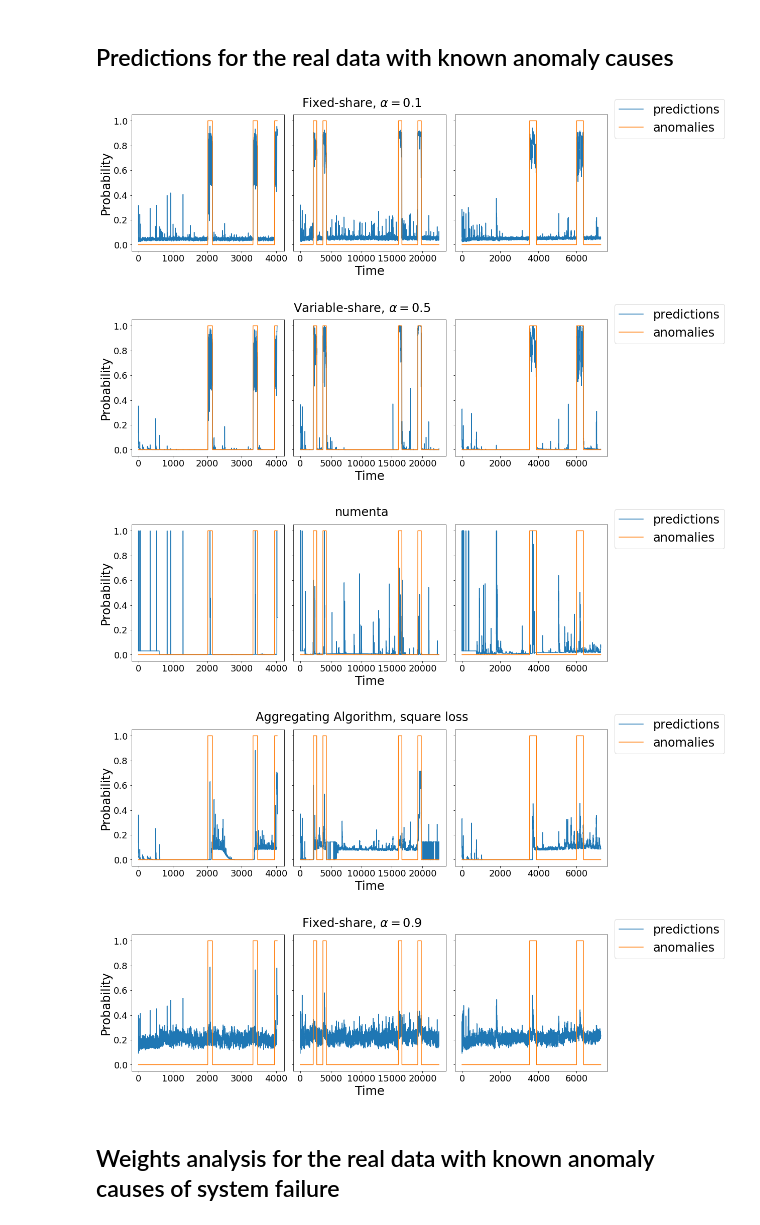
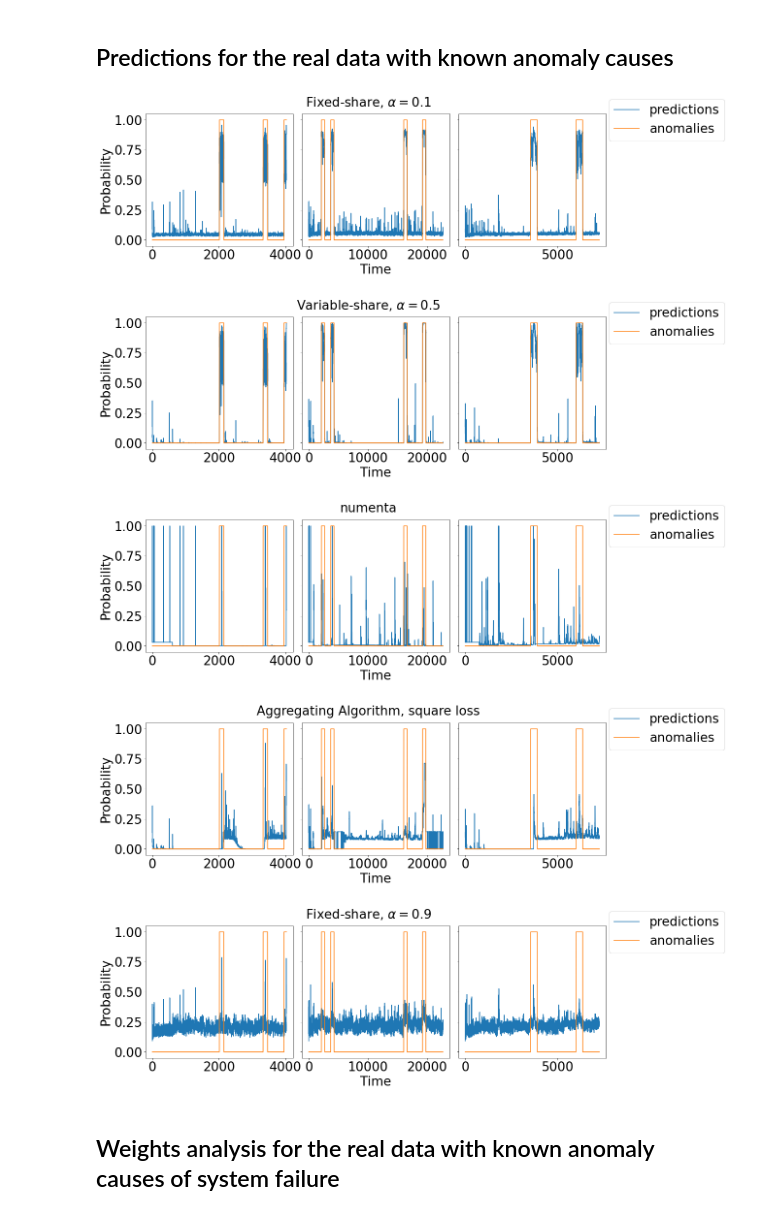
Before and after one commit to alan-turing-institute/anomaly_with_experts, a Jupyter notebook: results_plots.ipynb, the cells around one changed output. Cells and saved outputs as stored; diff of their text form; code cells hidden in the pictures.

```diff
--- a/results_plots.ipynb
+++ b/results_plots.ipynb
@@ -27,16 +27,16 @@ for i, _ in enumerate(file_list):
 plt.subplots_adjust(left=None, bottom=None, right=None, top=None, wspace=0.06, hspace=0)
 for n, ax in enumerate(axs.flat):
     if n == 1:
-        ax.set_xlabel("Time", fontsize = 24)
-    ax.set_ylabel("Probability", fontsize = 24)
+        ax.set_xlabel("Time", fontsize = 26)
+    ax.set_ylabel("Probability", fontsize = 26)
 for ax in axs.flat:
     ax.label_outer()
-    ax.tick_params(labelsize=18)
+    ax.tick_params(labelsize=26)
 handles, labels = ax.get_legend_handles_labels()
-fig.legend(handles, labels, loc='upper right', bbox_to_anchor=(1.1, 1), fontsize = 24)
-fig.suptitle(r"Fixed-share, $\alpha = 0.1$", fontsize=24);
+fig.legend(handles, labels, loc='upper right', bbox_to_anchor=(1.11, 1), fontsize = 26)
+fig.suptitle(r"Fixed-share, $\alpha = 0.1$", fontsize=26);
 # %% [output]
-[figure, old version]
+[figure, new version]
 # %%
 fig, axs = plt.subplots(1, len(file_list), figsize=(17, 5))
 for i, _ in enumerate(file_list):
@@ -47,34 +47,34 @@ for i, _ in enumerate(file_list):
 plt.subplots_adjust(left=None, bottom=None, right=None, top=None, wspace=0.06, hspace=0)
 for n, ax in enumerate(axs.flat):
     if n == 1:
-        ax.set_xlabel("Time", fontsize = 24)
-    ax.set_ylabel("Probability", fontsize = 24)
+        ax.set_xlabel("Time", fontsize = 26)
+    ax.set_ylabel("Probability", fontsize = 26)
 for ax in axs.flat:
     ax.label_outer()
-    ax.tick_params(labelsize=18)
+    ax.tick_params(labelsize=26)
 handles, labels = ax.get_legend_handles_labels()
-fig.legend(handles, labels, loc='upper right', bbox_to_anchor=(1.1, 1), fontsize = 24)
-fig.suptitle(r"Variable-share, $\alpha = 0.5$", fontsize=24);
+fig.legend(handles, labels, loc='upper right', bbox_to_anchor=(1.11, 1), fontsize = 26)
+fig.suptitle(r"Variable-share, $\alpha = 0.5$", fontsize=26);
 # %% [output]
-[figure, old version]
+[figure, new version]
 # %%
 fig, axs = plt.subplots(1, len(file_list), figsize=(17, 5))
 for i, _ in enumerate(file_list):
     axs[i].plot(scores_real[scores_real["file_name"] == file_list[i]]["score_numenta"].values, label = "predictions")
     axs[i].plot(scores_real[scores_real["file_name"] == file_list[i]]["label"].values, label = "anomalies")
 plt.subplots_adjust(left=None, bottom=None, right=None, top=None, wspace=0.06, hspace=0)
 for n, ax in enumerate(axs.flat):
     if n == 1:
-        ax.set_xlabel("Time", fontsize = 24)
-    ax.set_ylabel("Probability", fontsize = 24)
+        ax.set_xlabel("Time", fontsize = 26)
+    ax.set_ylabel("Probability", fontsize = 26)
 for ax in axs.flat:
     ax.label_outer()
-    ax.tick_params(labelsize=18)
+    ax.tick_params(labelsize=26)
 handles, labels = ax.get_legend_handles_labels()
-fig.legend(handles, labels, loc='upper right', bbox_to_anchor=(1.1, 1), fontsize = 24)
-fig.suptitle("numenta", fontsize=24);
+fig.legend(handles, labels, loc='upper right', bbox_to_anchor=(1.11, 1), fontsize = 26)
+fig.suptitle("numenta", fontsize=26);
 # %% [output]
-[figure, old version]
+[figure, new version]
 # %%
 fig, axs = plt.subplots(1, len(file_list), figsize=(17, 5))
 for i, _ in enumerate(file_list):
@@ -83,16 +83,16 @@ for i, _ in enumerate(file_list):
 plt.subplots_adjust(left=None, bottom=None, right=None, top=None, wspace=0.06, hspace=0)
 for n, ax in enumerate(axs.flat):
     if n == 1:
-        ax.set_xlabel("Time", fontsize = 24)
-    ax.set_ylabel("Probability", fontsize = 24)
+        ax.set_xlabel("Time", fontsize = 26)
+    ax.set_ylabel("Probability", fontsize = 26)
 for ax in axs.flat:
     ax.label_outer()
-    ax.tick_params(labelsize=18)
+    ax.tick_params(labelsize=26)
 handles, labels = ax.get_legend_handles_labels()
-fig.legend(handles, labels, loc='upper right', bbox_to_anchor=(1.1, 1), fontsize = 24)
-fig.suptitle("Aggregating Algorithm, square loss", fontsize=24);
+fig.legend(handles, labels, loc='upper right', bbox_to_anchor=(1.11, 1), fontsize = 26)
+fig.suptitle("Aggregating Algorithm, square loss", fontsize=26);
 # %% [output]
-[figure, old version]
+[figure, new version]
 # %%
 fig, axs = plt.subplots(1, len(file_list), figsize=(17, 5))
 for i, _ in enumerate(file_list):
@@ -101,16 +101,16 @@ for i, _ in enumerate(file_list):
 plt.subplots_adjust(left=None, bottom=None, right=None, top=None, wspace=0.06, hspace=0)
 for n, ax in enumerate(axs.flat):
     if n == 1:
-        ax.set_xlabel("Time", fontsize = 24)
-    ax.set_ylabel("Probability", fontsize = 24)
+        ax.set_xlabel("Time", fontsize = 26)
+    ax.set_ylabel("Probability", fontsize = 26)
 for ax in axs.flat:
     ax.label_outer()
-    ax.tick_params(labelsize=18)
+    ax.tick_params(labelsize=26)
 handles, labels = ax.get_legend_handles_labels()
-fig.legend(handles, labels, loc='upper right', bbox_to_anchor=(1.1, 1), fontsize = 24)
-fig.suptitle(r"Fixed-share, $\alpha = 0.9$", fontsize=24);
+fig.legend(handles, labels, loc='upper right', bbox_to_anchor=(1.11, 1), fontsize = 26)
+fig.suptitle(r"Fixed-share, $\alpha = 0.9$", fontsize=26);
 # %% [output]
-[figure, old version]
+[figure, new version]
 # %% [markdown]
 ## Weights analysis for the real data with known anomaly causes of system failure
 # %%
```
Also changed, not shown: parts of 7 cells of this notebook.
